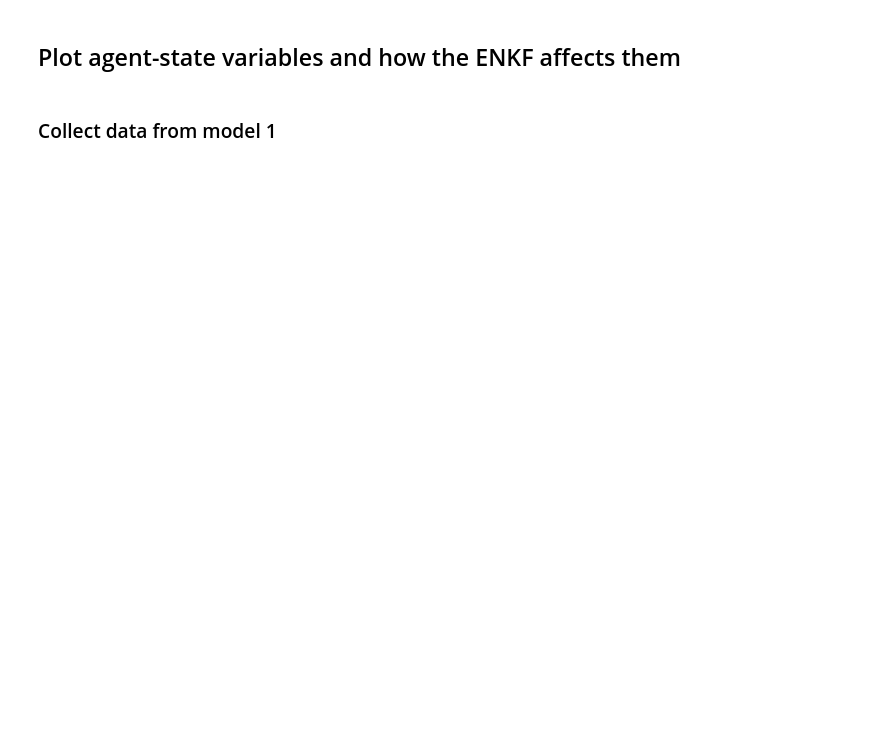
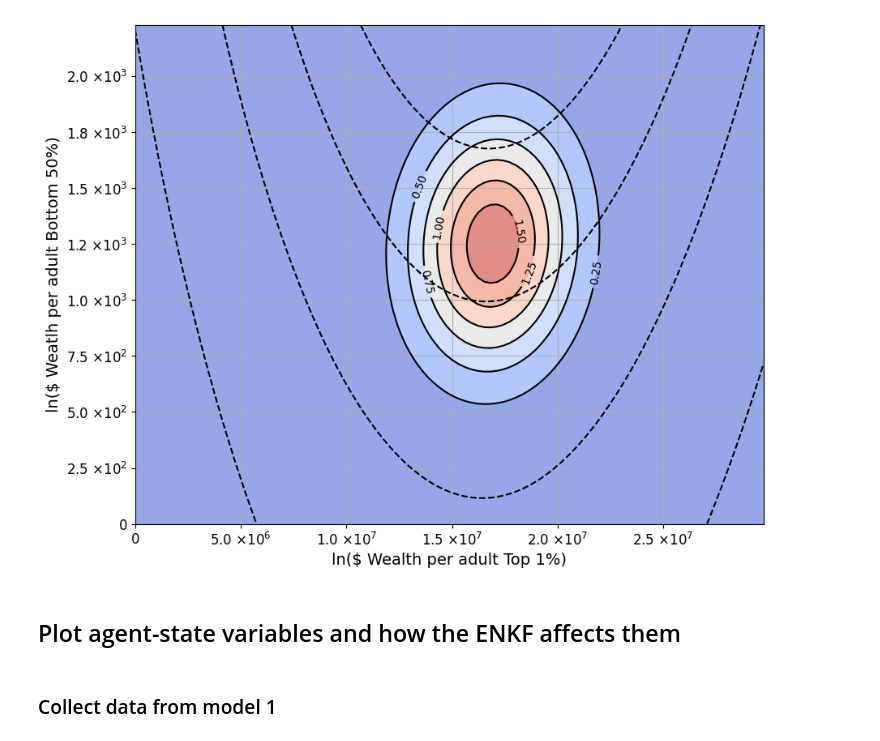
Before and after one commit to yannickoswald/real_time_ineq_abm, a Jupyter notebook: rtabm/experiment1_jupyter.ipynb, the cells around one changed output. Cells and saved outputs as stored; diff of their text form; code cells hidden in the pictures; blank space fills up the shorter version.

```diff
--- a/rtabm/experiment1_jupyter.ipynb
+++ b/rtabm/experiment1_jupyter.ipynb
@@ -156,3 +296,7 @@ this is model class <class 'model2_class.Model2'>
+# %%
+experiment1.enkf1.plot_macro_state(log_var = False)
+# %% [output]
+[figure, added]
 # %% [markdown]
 ## Plot agent-state variables and how the ENKF affects them
 # %% [markdown]
```
Also changed, not shown: parts of 5 cells of this notebook, 3 other files.
